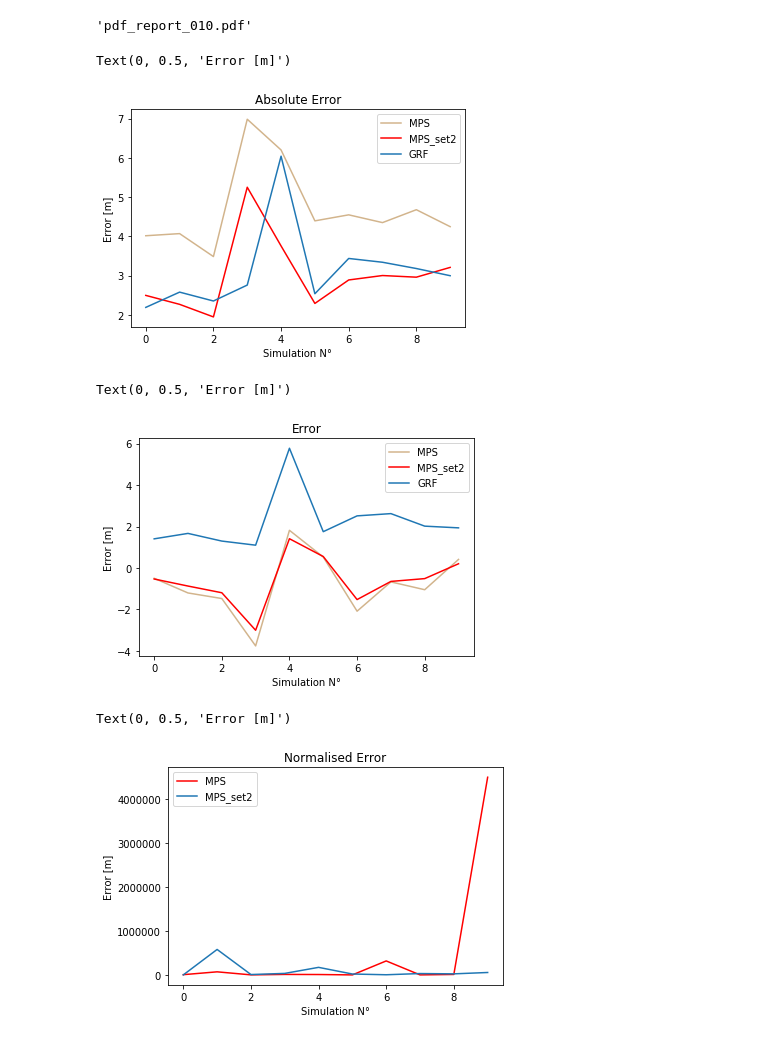
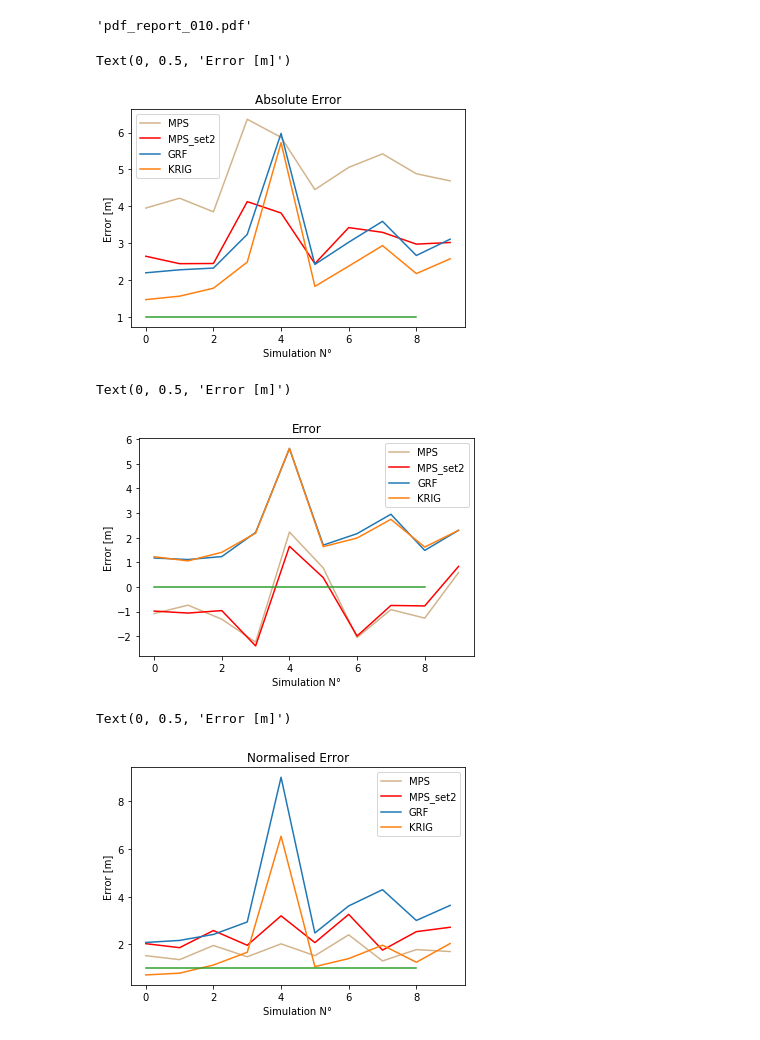
Before and after one commit to valDallalba/Tsanfleuron_geostatistical_baserock_estimation_paper, a Jupyter notebook: jupyter/03_Synthetic_post_simulation.ipynb, the cells around one changed output. Cells and saved outputs as stored; diff of their text form; code cells hidden in the pictures.

Commit message:
change jupyter synthethic output

```diff
--- a/jupyter/03_Synthetic_post_simulation.ipynb
+++ b/jupyter/03_Synthetic_post_simulation.ipynb
@@ -21,7 +21,7 @@ from matplotlib.backends.backend_pdf import PdfPages
 # %% [markdown]
 Define the path of the data
 # %%
-path_output_krig = '../simulation_output_krig_set_1/'
+path_output_krig = '../simulation_output_krig_set1/'
 path_output_MPS  = '../simulation_output_set_2/'
 
 simulation_name_krig = os.listdir(path_output_krig)
@@ -72,7 +72,7 @@ for name in simulation_name:
 
     for i, simus in enumerate(simu_sets):
         if np.all(simus != None):
-            indice_out = indice_calculationV(trueMNT, simus, 'mps')
+            indice_out = indice_calculationA(trueMNT, simus, 'mps')
 
             all_output.append([name[:-12], type_sim[i]]+indice_out)
 
@@ -82,0 +83,16 @@ results_frame_2 = pd.DataFrame(data =all_output, columns=['Sim_name','Type','Err
+# %%
+all_output = []
+real_vol = []
+type_sim = ['KRIG']
+for name in simulation_name_krig:
+
+    with open(path_output_krig+name,'rb') as file:
+        trueMNT, simu_sets, mask_box_ti, position = pickle.load(file)
+
+    if np.all(simu_sets != None):
+        indice_out = indice_calculationV(trueMNT, simu_sets, 'krig')
+
+        all_output.append([name[:-12], type_sim[0]] +indice_out)
+
+
+results_frame_k = pd.DataFrame(data =all_output, columns=['Sim_name','Type','Error','Abs_error','Norm_Error','Mean','Sd','Volume','Real Volume'])
@@ -124,7 +144,8 @@ plt.plot(results_frame[results_frame['Type']=='MPS'].Abs_error.values,color='tan
 plt.plot(results_frame_2[results_frame_2['Type']=='MPS'].Abs_error.values,color='red')
 #plt.plot(results_frame[results_frame['Type']=='MPS2'].Abs_error.values)
 plt.plot(results_frame[results_frame['Type']=='GRF'].Abs_error.values)
-#plt.plot(results_frame[results_frame['Type']=='KRIG'].Abs_error.values)
+plt.plot(results_frame_k[results_frame_k['Type']=='KRIG'].Abs_error.values)
+plt.plot(np.arange(0,9,1),[1]*9)
 plt.legend(['MPS','MPS_set2','GRF','KRIG'])
 plt.title('Absolute Error')
 plt.xlabel('Simulation N°')
@@ -132,13 +153,14 @@ plt.ylabel('Error [m]')
 #plt.plot(np.ones(len(pts_0))*2,color='grey',ls='--')
 # %% [output]
 Text(0, 0.5, 'Error [m]')
-[figure, old version]
+[figure, new version]
 # %%
 plt.plot(results_frame[results_frame['Type']=='MPS'].Error.values,color='tan')
 plt.plot(results_frame_2[results_frame_2['Type']=='MPS'].Error.values,color='red')
 #plt.plot(results_frame[results_frame['Type']=='MPS2'].Error.values)
 plt.plot(results_frame[results_frame['Type']=='GRF'].Error.values)
-#plt.plot(results_frame[results_frame['Type']=='KRIG'].Error.values)
+plt.plot(results_frame_k[results_frame_k['Type']=='KRIG'].Error.values)
+plt.plot(np.arange(0,9,1),[0]*9)
 plt.legend(['MPS','MPS_set2','GRF','KRIG'])
 plt.title('Error')
 plt.xlabel('Simulation N°')
@@ -147,19 +169,20 @@ plt.ylabel('Error [m]')
 #plt.plot(np.ones(len(pts_0))*0,color='grey',ls='--')
 # %% [output]
 Text(0, 0.5, 'Error [m]')
-[figure, old version]
+[figure, new version]
 # %%
 #etrange!!!!!!
-#plt.plot(results_frame[results_frame['Type']=='MPS'].Norm_Error.values,color='tan')
+plt.plot(results_frame[results_frame['Type']=='MPS'].Norm_Error.values,color='tan')
 plt.plot(results_frame_2[results_frame_2['Type']=='MPS'].Norm_Error.values,color='red')
 #plt.plot(results_frame[results_frame['Type']=='MPS2'].Norm_Error.values)
 plt.plot(results_frame[results_frame['Type']=='GRF'].Norm_Error.values)
-#plt.plot(results_frame[results_frame['Type']=='KRIG'].Norm_Error.values)
+plt.plot(results_frame_k[results_frame_k['Type']=='KRIG'].Norm_Error.values)
+plt.plot(np.arange(0,9,1),[1]*9)
 plt.legend(['MPS','MPS_set2','GRF','KRIG'])
 plt.title('Normalised Error')
 plt.xlabel('Simulation N°')
 plt.ylabel('Error [m]')
 #plt.plot(np.ones(len(pts_0))*1,color='grey',ls='--')
 # %% [output]
 Text(0, 0.5, 'Error [m]')
-[figure, old version]
+[figure, new version]
```
Also changed, not shown: parts of 10 cells of this notebook.
